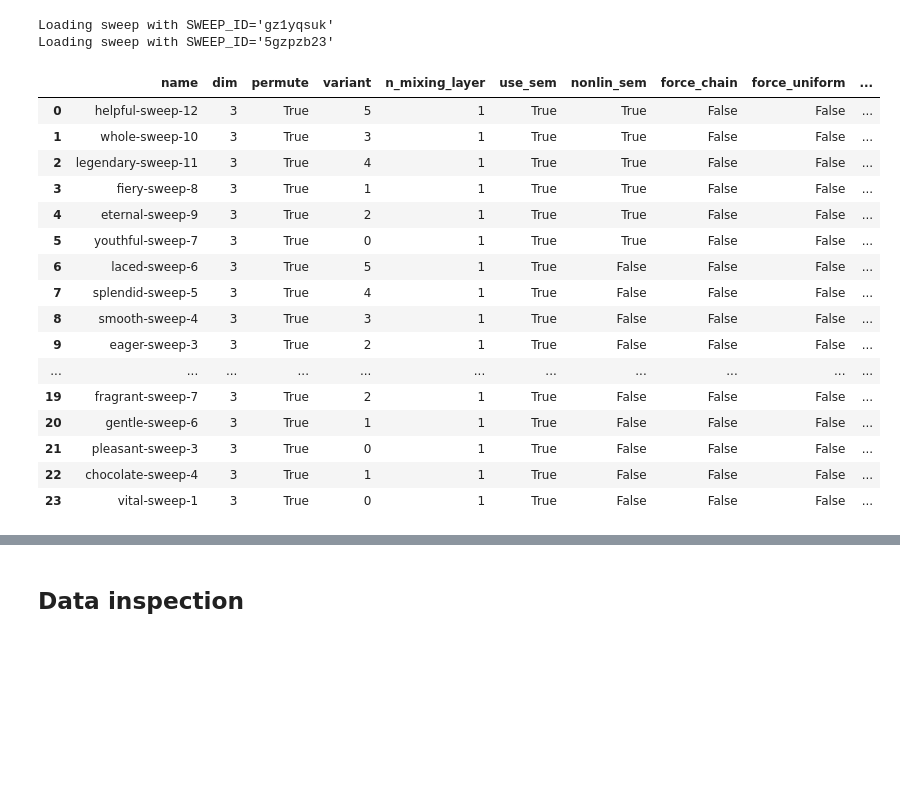
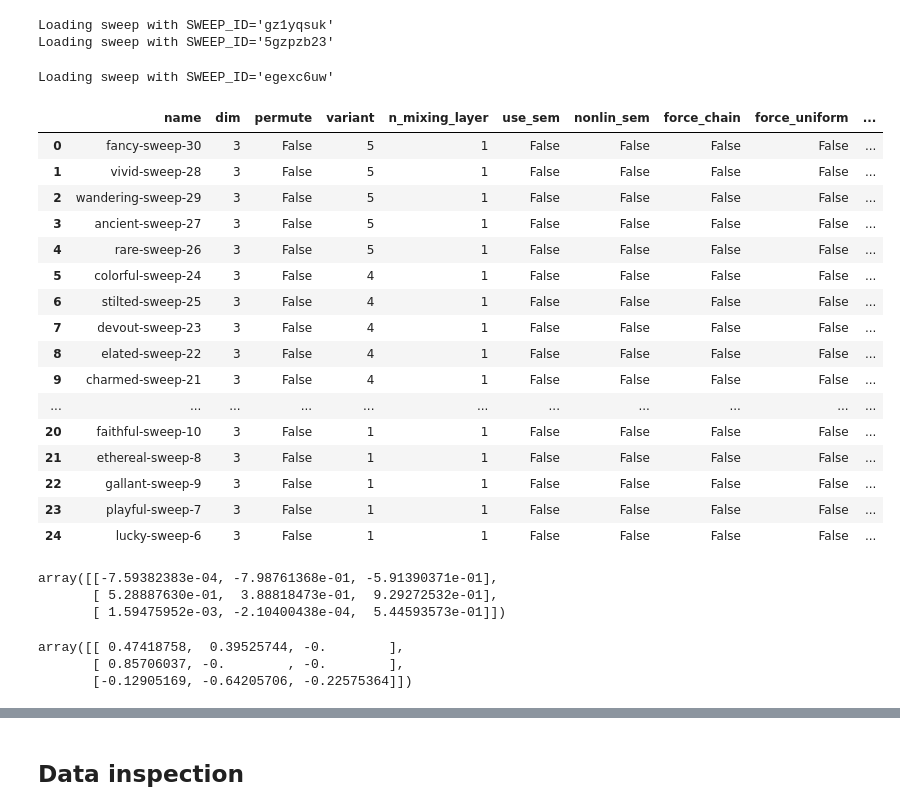
Before and after one commit to rpatrik96/nl-causal-representations, a Jupyter notebook: notebooks/synth_plots.ipynb, the cells around one changed output, grey strips where cells are left out. Cells and saved outputs as stored; diff of their text form; code cells hidden in the pictures; blank space fills up the shorter version.

```diff
--- a/notebooks/synth_plots.ipynb
+++ b/notebooks/synth_plots.ipynb
@@ -53,25 +53,45 @@ permute_indices = permute_indices1+permute_indices2
 # %% [output]
 Loading sweep with SWEEP_ID='gz1yqsuk'
 Loading sweep with SWEEP_ID='5gzpzb23'
+# %%
+SWEEP_ID = "egexc6uw"
+sweep = api.sweep(f"{ENTITY}/{PROJECT}/{SWEEP_ID}")
+filename = f"monti_sweep_{SWEEP_ID}"
+print(f"Loading sweep with {SWEEP_ID=}")
+df_monti, (true_unmix_jacobians_monti, est_unmix_jacobians_monti, permute_indices_monti) = sweep2df(sweep.runs, filename, save=True, load=True)
+# %% [output]
+Loading sweep with SWEEP_ID='egexc6uw'
 # %%
 from care_nl_ica.models.sinkhorn import learn_permutation
-# %%
-df
-# %% [output]
-|  | name | dim | permute | variant | n_mixing_layer | use_sem | nonlin_sem | force_chain | force_uniform | ... |
-| 0 | helpful-sweep-12 | 3 | True | 5 | 1 | True | True | False | False | ... |
-| 1 | whole-sweep-10 | 3 | True | 3 | 1 | True | True | False | False | ... |
-| 2 | legendary-sweep-11 | 3 | True | 4 | 1 | True | True | False | False | ... |
-| 3 | fiery-sweep-8 | 3 | True | 1 | 1 | True | True | False | False | ... |
-| 4 | eternal-sweep-9 | 3 | True | 2 | 1 | True | True | False | False | ... |
-| 5 | youthful-sweep-7 | 3 | True | 0 | 1 | True | True | False | False | ... |
-| 6 | laced-sweep-6 | 3 | True | 5 | 1 | True | False | False | False | ... |
-| 7 | splendid-sweep-5 | 3 | True | 4 | 1 | True | False | False | False | ... |
-| 8 | smooth-sweep-4 | 3 | True | 3 | 1 | True | False | False | False | ... |
-| 9 | eager-sweep-3 | 3 | True | 2 | 1 | True | False | False | False | ... |
-| ... | ... | ... | ... | ... | ... | ... | ... | ... | ... | ... |
-| 19 | fragrant-sweep-7 | 3 | True | 2 | 1 | True | False | False | False | ... |
-| 20 | gentle-sweep-6 | 3 | True | 1 | 1 | True | False | False | False | ... |
-| 21 | pleasant-sweep-3 | 3 | True | 0 | 1 | True | False | False | False | ... |
-| 22 | chocolate-sweep-4 | 3 | True | 1 | 1 | True | False | False | False | ... |
-| 23 | vital-sweep-1 | 3 | True | 0 | 1 | True | False | False | False | ... |
+# %%
+df_monti
+# %% [output]
+|  | name | dim | permute | variant | n_mixing_layer | use_sem | nonlin_sem | force_chain | force_uniform | ... |
+| 0 | fancy-sweep-30 | 3 | False | 5 | 1 | False | False | False | False | ... |
+| 1 | vivid-sweep-28 | 3 | False | 5 | 1 | False | False | False | False | ... |
+| 2 | wandering-sweep-29 | 3 | False | 5 | 1 | False | False | False | False | ... |
+| 3 | ancient-sweep-27 | 3 | False | 5 | 1 | False | False | False | False | ... |
+| 4 | rare-sweep-26 | 3 | False | 5 | 1 | False | False | False | False | ... |
+| 5 | colorful-sweep-24 | 3 | False | 4 | 1 | False | False | False | False | ... |
+| 6 | stilted-sweep-25 | 3 | False | 4 | 1 | False | False | False | False | ... |
+| 7 | devout-sweep-23 | 3 | False | 4 | 1 | False | False | False | False | ... |
+| 8 | elated-sweep-22 | 3 | False | 4 | 1 | False | False | False | False | ... |
+| 9 | charmed-sweep-21 | 3 | False | 4 | 1 | False | False | False | False | ... |
+| ... | ... | ... | ... | ... | ... | ... | ... | ... | ... | ... |
+| 20 | faithful-sweep-10 | 3 | False | 1 | 1 | False | False | False | False | ... |
+| 21 | ethereal-sweep-8 | 3 | False | 1 | 1 | False | False | False | False | ... |
+| 22 | gallant-sweep-9 | 3 | False | 1 | 1 | False | False | False | False | ... |
+| 23 | playful-sweep-7 | 3 | False | 1 | 1 | False | False | False | False | ... |
+| 24 | lucky-sweep-6 | 3 | False | 1 | 1 | False | False | False | False | ... |
+# %%
+est_unmix_jacobians[6]
+# %% [output]
+array([[-7.59382383e-04, -7.98761368e-01, -5.91390371e-01],
+       [ 5.28887630e-01,  3.88818473e-01,  9.29272532e-01],
+       [ 1.59475952e-03, -2.10400438e-04,  5.44593573e-01]])
+# %%
+np.logical_not(np.abs(j_est)<1e-2)*j_est
+# %% [output]
+array([[ 0.47418758,  0.39525744, -0.        ],
+       [ 0.85706037, -0.        , -0.        ],
+       [-0.12905169, -0.64205706, -0.22575364]])
```
Also changed, not shown: parts of 5 cells of this notebook, 1 other file.
